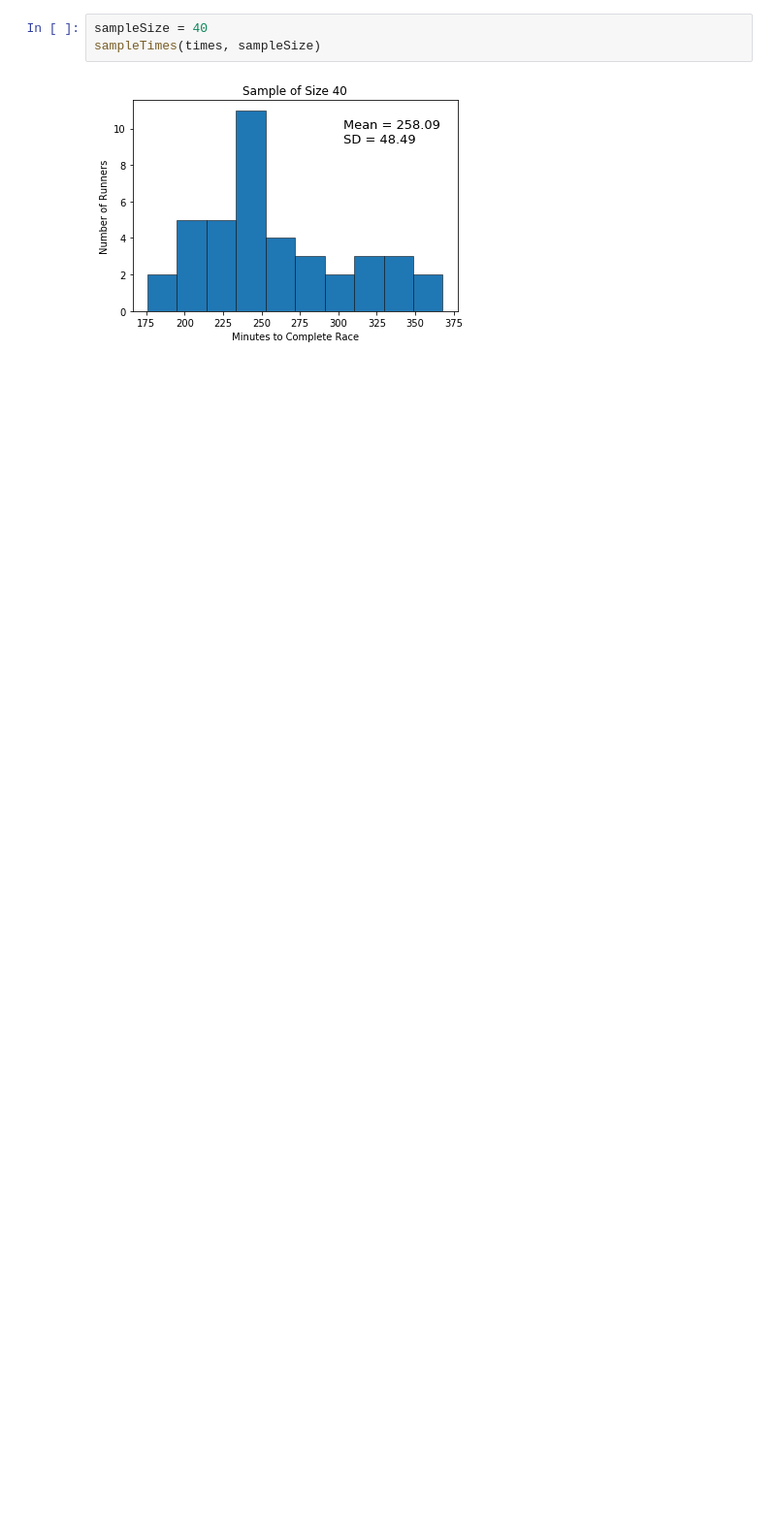
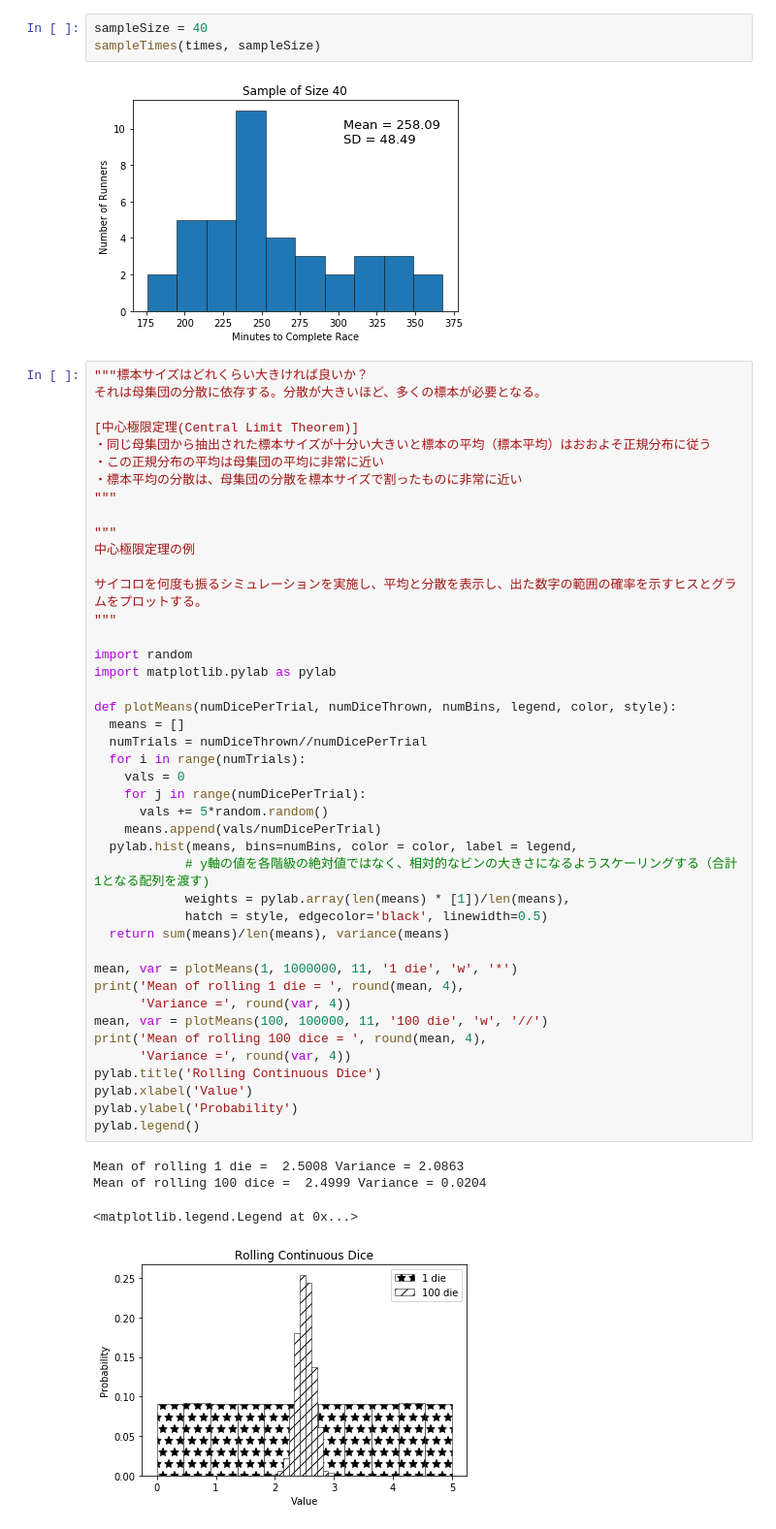
Before and after one commit to hayo0914/ICPP, a Jupyter notebook: 17-Sampling-and-CI.ipynb, the cells around one changed output. Shown: that part at 97% size. Saved outputs shown, nothing was run; the diff lists cells and outputs as text; blank space fills up the shorter version.

```diff
--- a/17-Sampling-and-CI.ipynb
+++ b/17-Sampling-and-CI.ipynb
@@ -88,3 +101,51 @@ sampleSize = 40
 sampleTimes(times, sampleSize)
 # %% [output]
 [figure]
+# %%
+"""標本サイズはどれくらい大きければ良いか？
+それは母集団の分散に依存する。分散が大きいほど、多くの標本が必要となる。
+
+[中心極限定理(Central Limit Theorem)]
+・同じ母集団から抽出された標本サイズが十分い大きいと標本の平均（標本平均）はおおよそ正規分布に従う
+・この正規分布の平均は母集団の平均に非常に近い
+・標本平均の分散は、母集団の分散を標本サイズで割ったものに非常に近い
+"""
+
+"""
+中心極限定理の例
+
+サイコロを何度も振るシミュレーションを実施し、平均と分散を表示し、出た数字の範囲の確率を示すヒスとグラムをプロットする。
+"""
+
+import random
+import matplotlib.pylab as pylab
+
+def plotMeans(numDicePerTrial, numDiceThrown, numBins, legend, color, style):
+  means = []
+  numTrials = numDiceThrown//numDicePerTrial
+  for i in range(numTrials):
+    vals = 0
+    for j in range(numDicePerTrial):
+      vals += 5*random.random()
+    means.append(vals/numDicePerTrial)
+  pylab.hist(means, bins=numBins, color = color, label = legend,
+            # y軸の値を各階級の絶対値ではなく、相対的なビンの大きさになるようスケーリングする（合計1となる配列を渡す)
+            weights = pylab.array(len(means) * [1])/len(means),
+            hatch = style, edgecolor='black', linewidth=0.5)
+  return sum(means)/len(means), variance(means)
+
+mean, var = plotMeans(1, 1000000, 11, '1 die', 'w', '*')
+print('Mean of rolling 1 die = ', round(mean, 4),
+      'Variance =', round(var, 4))
+mean, var = plotMeans(100, 100000, 11, '100 die', 'w', '//')
+print('Mean of rolling 100 dice = ', round(mean, 4),
+      'Variance =', round(var, 4))
+pylab.title('Rolling Continuous Dice')
+pylab.xlabel('Value')
+pylab.ylabel('Probability')
+pylab.legend()
+# %% [output]
+Mean of rolling 1 die =  2.5008 Variance = 2.0863
+Mean of rolling 100 dice =  2.4999 Variance = 0.0204
+<matplotlib.legend.Legend at 0x...>
+[figure, added]
```
Also changed, not shown: parts of 3 cells of this notebook, 1 other file.
